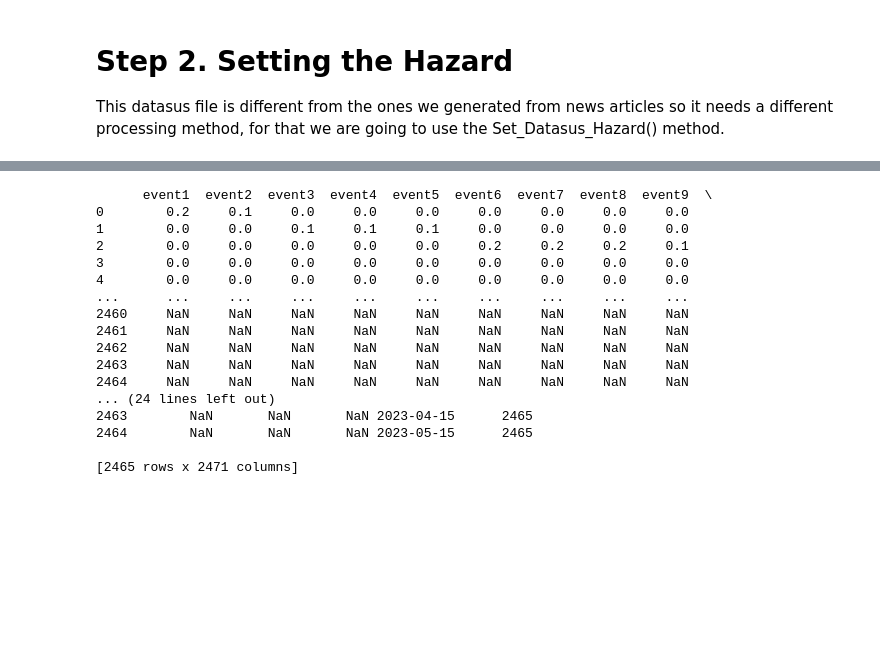
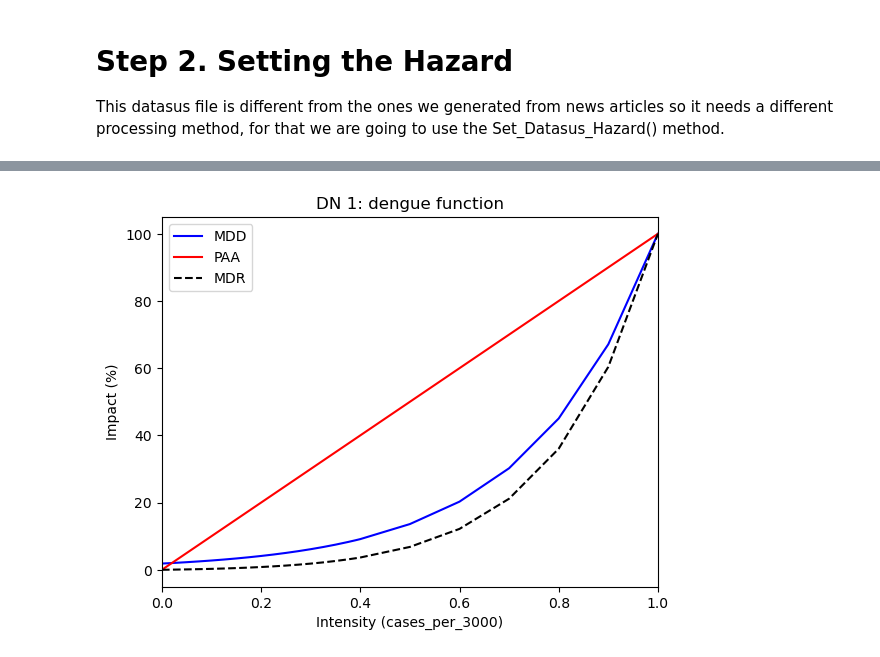
Before and after one commit to Labic-ICMC-USP/CLIMADA-BR, a Jupyter notebook: doc/tutorial/Tutorial_Dengue.ipynb, the cells around one changed output, grey strips where cells are left out. Drawn from its saved outputs; the diff is of its cells as text; code cells hidden in the pictures; blank space fills up the shorter version.

```diff
--- a/doc/tutorial/Tutorial_Dengue.ipynb
+++ b/doc/tutorial/Tutorial_Dengue.ipynb
@@ -91,23 +83,7 @@ The events were grouped by month and location.
 The results calculated by climada are the following:
 Aggregated average annual impact calculated: 912684154.0 $
 [figure]
-# %%
-print(climadabr.haz_dt)
-# %% [output]
-      event1  event2  event3  event4  event5  event6  event7  event8  event9  \
-0        0.2     0.1     0.0     0.0     0.0     0.0     0.0     0.0     0.0
-1        0.0     0.0     0.1     0.1     0.1     0.0     0.0     0.0     0.0
-2        0.0     0.0     0.0     0.0     0.0     0.2     0.2     0.2     0.1
-3        0.0     0.0     0.0     0.0     0.0     0.0     0.0     0.0     0.0
-4        0.0     0.0     0.0     0.0     0.0     0.0     0.0     0.0     0.0
-...      ...     ...     ...     ...     ...     ...     ...     ...     ...
-2460     NaN     NaN     NaN     NaN     NaN     NaN     NaN     NaN     NaN
-2461     NaN     NaN     NaN     NaN     NaN     NaN     NaN     NaN     NaN
-2462     NaN     NaN     NaN     NaN     NaN     NaN     NaN     NaN     NaN
-2463     NaN     NaN     NaN     NaN     NaN     NaN     NaN     NaN     NaN
-2464     NaN     NaN     NaN     NaN     NaN     NaN     NaN     NaN     NaN
-... (24 lines left out)
-2463        NaN       NaN       NaN 2023-04-15      2465
-2464        NaN       NaN       NaN 2023-05-15      2465
-
-[2465 rows x 2471 columns]
+# %%
+climadabr.Plot_ImpFun()
+# %% [output]
+[figure, added]
```
Also changed, not shown: parts of 6 cells of this notebook, 5 other files.
